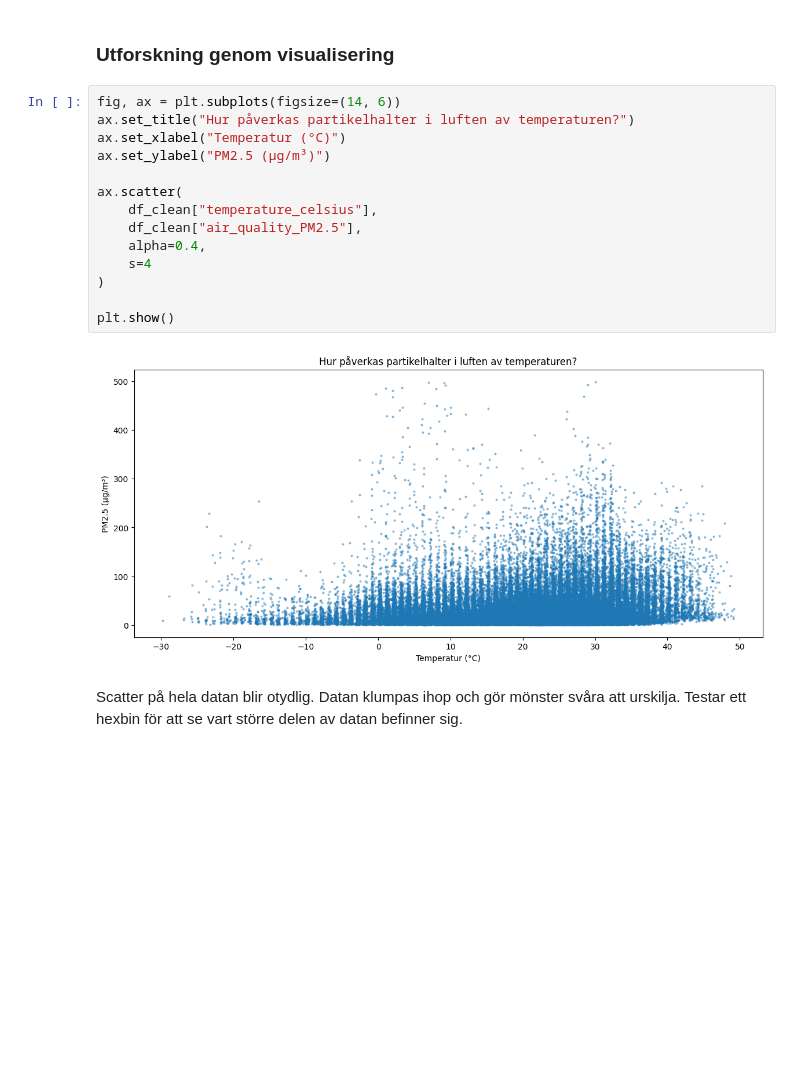
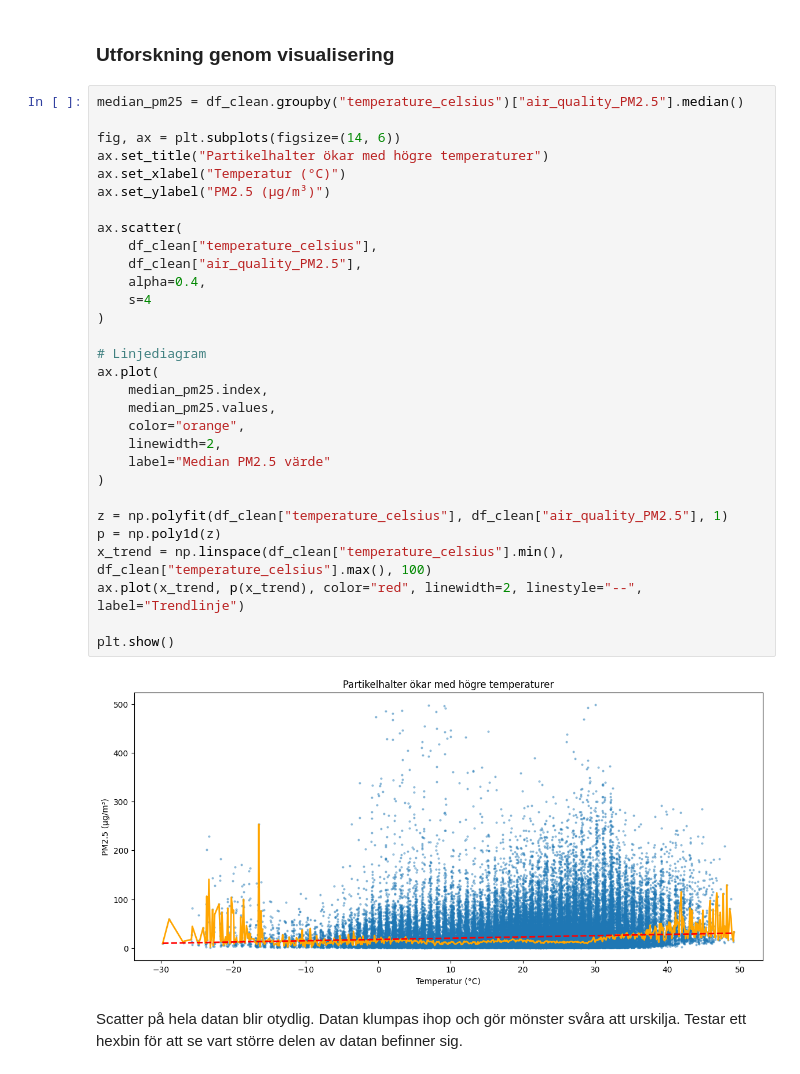
Before and after one commit to NonSentientExistence/Ai_KK_1, a Jupyter notebook: notebook.ipynb, the cells around one changed output. Cells and saved outputs as stored; diff of their text form; blank space fills up the shorter version.

Commit message:
Added trend line scatter plot pm25/temp. Changed questions to statements

```diff
--- a/notebook.ipynb
+++ b/notebook.ipynb
@@ -213,21 +213,37 @@ memory usage: 36.8 MB
 # %% [markdown]
 ### Utforskning genom visualisering
 # %%
+median_pm25 = df_clean.groupby("temperature_celsius")["air_quality_PM2.5"].median()
+
 fig, ax = plt.subplots(figsize=(14, 6))
-ax.set_title("Hur påverkas partikelhalter i luften av temperaturen?")
+ax.set_title("Partikelhalter ökar med högre temperaturer")
 ax.set_xlabel("Temperatur (°C)")
 ax.set_ylabel("PM2.5 (µg/m³)")
 
 ax.scatter(
     df_clean["temperature_celsius"],
     df_clean["air_quality_PM2.5"],
     alpha=0.4,
     s=4
 )
 
+# Linjediagram
+ax.plot(
+    median_pm25.index,
+    median_pm25.values,
+    color="orange",
+    linewidth=2,
+    label="Median PM2.5 värde"
+)
+
+z = np.polyfit(df_clean["temperature_celsius"], df_clean["air_quality_PM2.5"], 1)
+p = np.poly1d(z)
+x_trend = np.linspace(df_clean["temperature_celsius"].min(), df_clean["temperature_celsius"].max(), 100)
+ax.plot(x_trend, p(x_trend), color="red", linewidth=2, linestyle="--", label="Trendlinje")
+
 plt.show()
 # %% [output]
-[figure, old version]
+[figure, new version]
 # %% [markdown]
 Scatter på hela datan blir otydlig. Datan klumpas ihop och gör mönster svåra att urskilja. Testar ett hexbin för att se vart större delen av datan befinner sig.
 # %%
```
Also changed, not shown: parts of 3 cells of this notebook.
